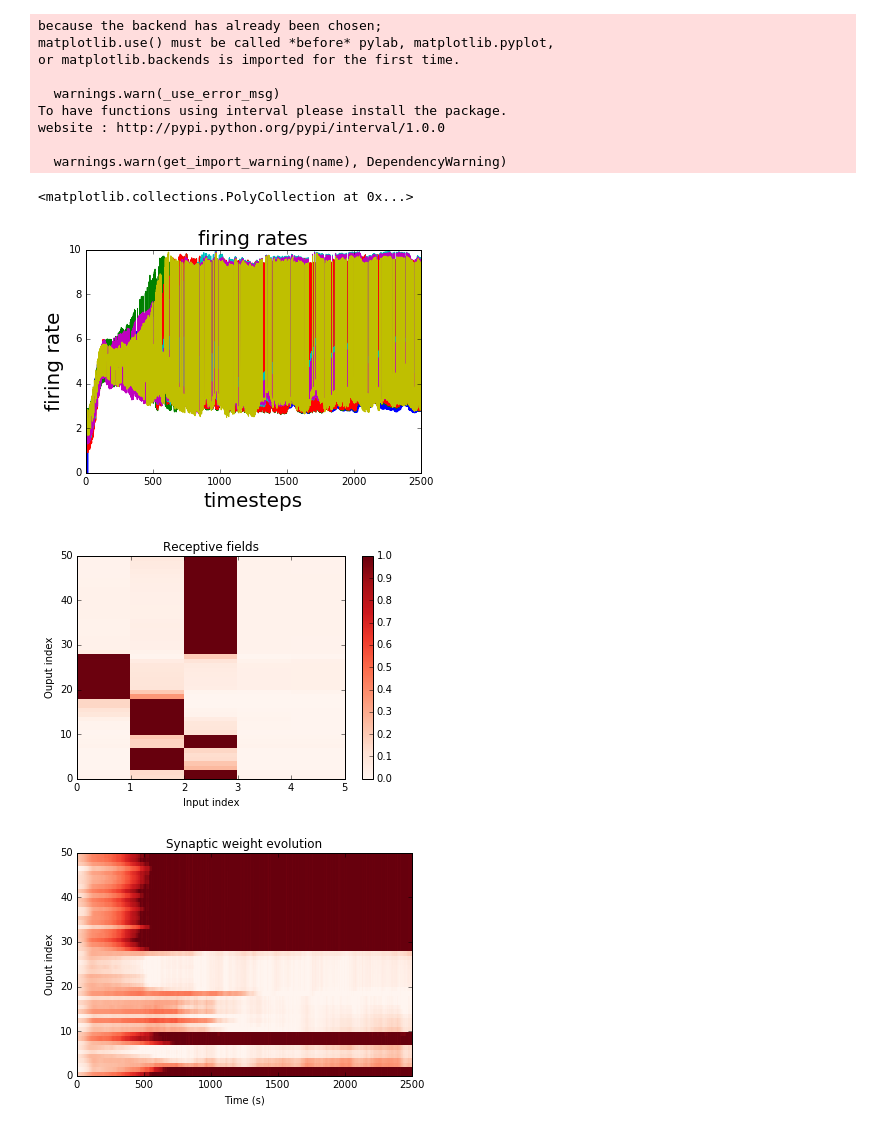
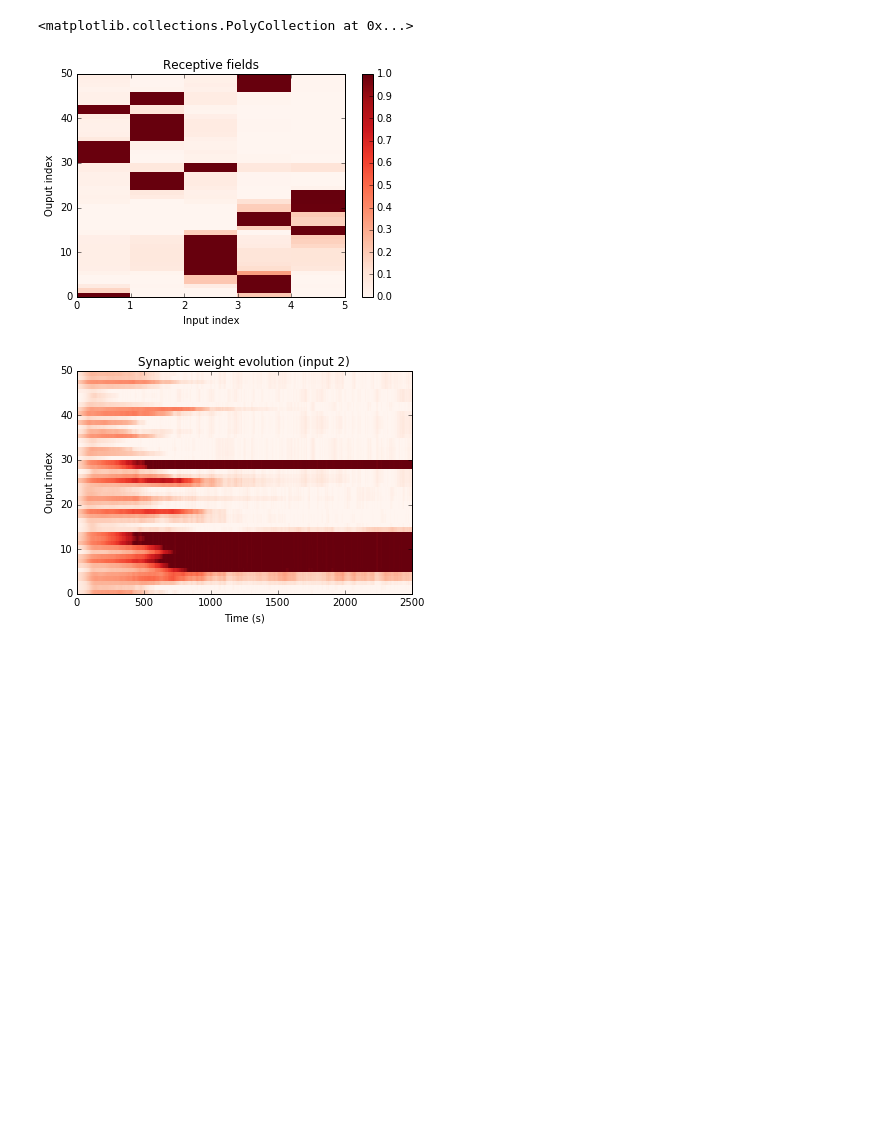
Before and after one commit to yannaodh/sweeney-2016, a Jupyter notebook: Receptive_field_formation_dBCM.ipynb, the cells around one changed output. Saved outputs shown, nothing was run; the diff lists cells and outputs as text; code cells hidden in the pictures; blank space fills up the shorter version.

```diff
--- a/Receptive_field_formation_dBCM.ipynb
+++ b/Receptive_field_formation_dBCM.ipynb
@@ -1,5 +1,5 @@
 # %%
-# this cell runs simulations of receptive field development in a feedforward network with diffusive BCM plasticity. It reproduces Fig 5C,E from the paper.
+# this cell runs simulations of receptive field development in a feedforward network with diffusive BCM plasticity. It reproduces Fig 5C,E from the paper (or Fig 5B,D when standard BCM option is chosen)
 
 %matplotlib inline
 
@@ -36,7 +36,9 @@ FF_net.H_min = H_0
 
 #np.random.seed(1111)
 
-x_coords, y_coords, euclid_distances, diffusion_distances = FF_net.generate_spatial_coordinates(FF_net.N_outputs,'uniform_exc_ordered_1D',0.01,'gaussian',.05,True)
+# creates diffusive range matrix with sigma_d = 0.025.
+sigma_d = 0.025
+x_coords, y_coords, euclid_distances, diffusion_distances = FF_net.generate_spatial_coordinates(FF_net.N_outputs,'uniform_exc_ordered_1D',0.01,'gaussian',sigma_d,True)
 # making individual firing rate contribution larger
 diffusion_distances+=np.identity(FF_net.N_outputs)*1
 
@@ -67,50 +69,40 @@ FF_net.OU_drive = stgen_drive.OU_generator(1.,10.0,H_0,0.,0.,T).signal
 
 pop_rate = []
 
 FF_net.N_sample = min(FF_net.N_outputs,FF_net.N_inputs)
 FF_net.sample_res = 1000
 
 x,y,W,pop_rate_plastic,sample_rates_plastic,sample_weights,mean_incoming_weight,theta_BCM,sample_theta_BCM = FF_net.run_net_plastic_sliding_threshold(x,y,W,FF_net.theta_BCM,T_plastic,FF_net.N_sample,'random_dynamic',FF_net.N_orientations,0,False,diffusion_distances,True,'inner')
 
-#For no spatial averaging, use below line instead
+#For no spatial averaging, in order to recreate Figs 5B,D, use below line instead
 #x,W,pop_rate_plastic,sample_rates_plastic,sample_weights,mean_incoming_weight,theta_BCM,sample_theta_BCM,sample_inh_rates_plastic = rec_net.run_net_plastic_sliding_threshold(x,W,rec_net.theta_BCM,T_plastic,rec_net.N_sample,'random_dynamic',rec_net.N_orientations,0,False)
 
 x_plastic = x.copy()
 y_plastic = y.copy()
 W_plastic = W.copy()
 theta_BCM_plastic = theta_BCM.copy()
 
-fig,axes = plt.subplots()
-axes.plot(pop_rate_plastic,lw=5)
-axes.plot(sample_rates_plastic)
+#fig,axes = plt.subplots()
+#axes.plot(pop_rate_plastic,lw=5)
+#axes.plot(sample_rates_plastic)
 
-axes.set_title('firing rates',fontsize=20)
-axes.set_xlabel('timesteps',fontsize=20)
-axes.set_ylabel('firing rate',fontsize=20)
+#axes.set_title('firing rates',fontsize=20)
+#axes.set_xlabel('timesteps',fontsize=20)
+#axes.set_ylabel('firing rate',fontsize=20)
 
 fig,axes = plt.subplots()
 plt.pcolor(W_plastic,cmap='Reds',vmin=0,vmax=FF_net.W_max)
 axes.set_xlabel('Input index')
 axes.set_ylabel('Ouput index')
 axes.set_title('Receptive fields')
 plt.colorbar()
 
 fig,axes = plt.subplots()
 axes.set_title('Synaptic weight evolution (input 2)')
 axes.set_xlabel('Time (s)')
 axes.set_ylabel('Ouput index')
 plt.pcolor(sample_weights[:,:,2].transpose(),cmap='Reds')
 # %% [output]
-because the backend has already been chosen;
-matplotlib.use() must be called *before* pylab, matplotlib.pyplot,
-or matplotlib.backends is imported for the first time.
-
-  warnings.warn(_use_error_msg)
-To have functions using interval please install the package.
-website : http://pypi.python.org/pypi/interval/1.0.0
-
-  warnings.warn(get_import_warning(name), DependencyWarning)
+<matplotlib.collections.PolyCollection at 0x...>
-<matplotlib.collections.PolyCollection at 0x...>
-[figure, old version]
+[figure, new version]
-[figure, old version]
+[figure, new version]
-[figure, removed]
```
